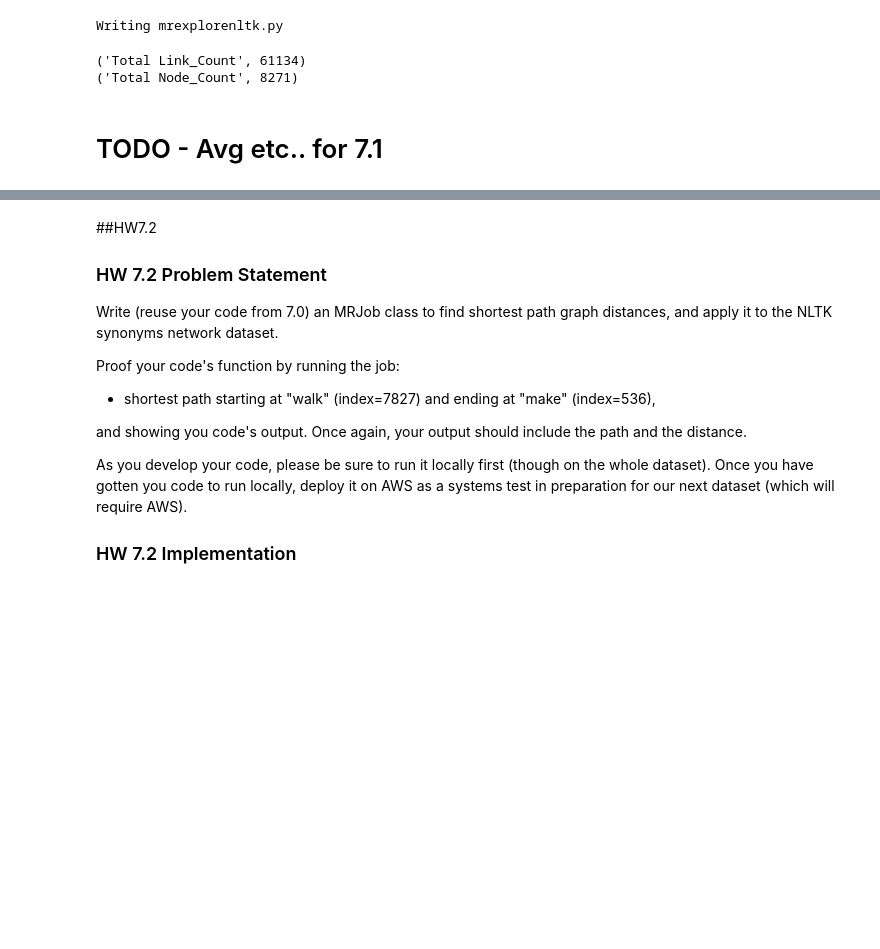
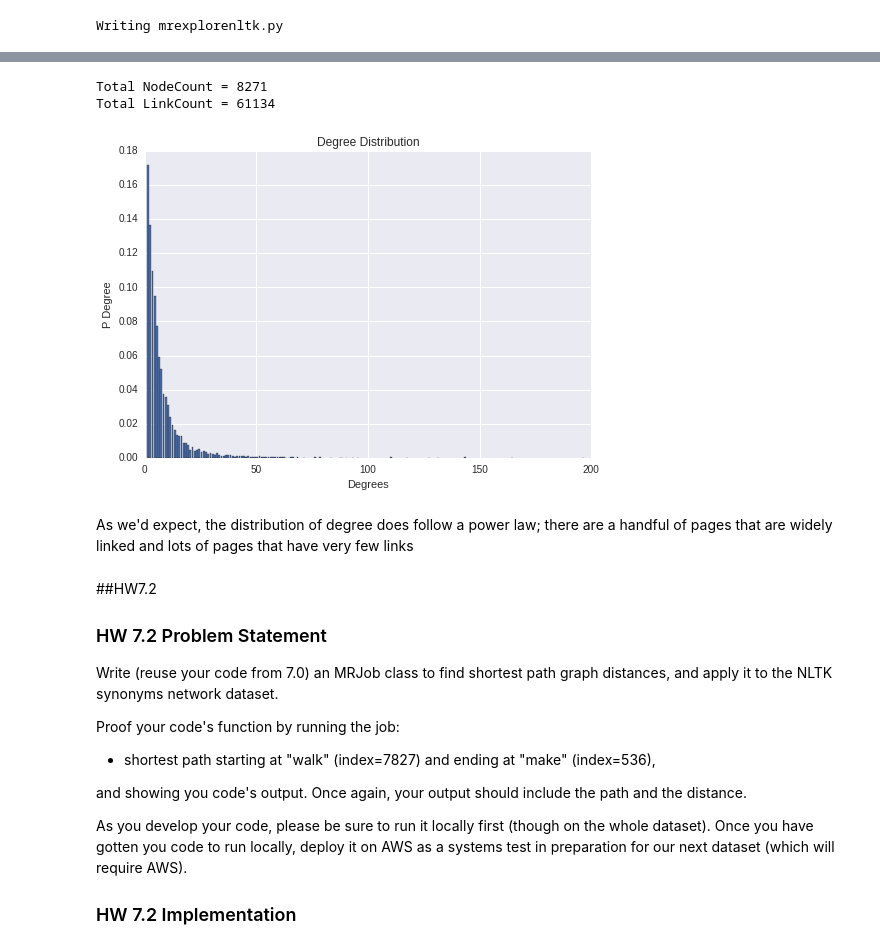
Before and after one commit to nickhamlin/mids_261_homework, a Jupyter notebook: HW7/MIDS-W261-2015-HWK-Week07-Hamlin-Thomas-Baek-Danish.ipynb, the cells around one changed output, grey strips where cells are left out. Saved outputs shown, nothing was run; the diff lists cells and outputs as text; code cells hidden in the pictures; blank space fills up the shorter version.

```diff
--- a/HW7/MIDS-W261-2015-HWK-Week07-Hamlin-Thomas-Baek-Danish.ipynb
+++ b/HW7/MIDS-W261-2015-HWK-Week07-Hamlin-Thomas-Baek-Danish.ipynb
@@ -481,21 +470,45 @@ if __name__ == '__main__':
     mrexplorenltk.run()
 # %% [output]
 Writing mrexplorenltk.py
-# %%
-%reload_ext autoreload
-%autoreload 2
-
-from mrexplorenltk import mrexplorenltk
-
-mr_job = mrexplorenltk(args=['synNet.txt','--no-strict-protocols'])
-with mr_job.make_runner() as runner:
-    runner.run()
-    count = 0
-    for line in runner.stream_output():
-            name,value =  mr_job.parse_output_line(line)
-            print mr_job.parse_output_line(line)
-# %% [output]
-('Total Link_Count', 61134)
-('Total Node_Count', 8271)
-# %% [markdown]
-# TODO - Avg etc.. for 7.1
+# %%
+%reload_ext autoreload
+%autoreload 2
+from __future__ import division
+from mrexplorenltk import mrexplorenltk
+import numpy as np
+import scipy
+import seaborn as sns
+import matplotlib.pyplot as plt
+import pandas as pd
+
+sns.set(color_codes=True)
+
+deg_dist = []
+nodecount = 0
+linkcount = 0
+mr_job = mrexplorenltk(args=['synNet.txt'])
+with mr_job.make_runner() as runner:
+    runner.run()
+    count = 0
+    for line in runner.stream_output():
+            item,count =  mr_job.parse_output_line(line)
+            #print mr_job.parse_output_line(line)
+            if item == -1:
+                nodecount = count
+            elif item == -2:
+                linkcount = count
+            else:
+                deg_dist.append([item, count/nodecount])
+
+print "Total NodeCount = {}".format(nodecount)
+print "Total LinkCount = {}".format(linkcount)
+deg = np.array(deg_dist)
+
+x = deg[:, 0]
+y = deg[:, 1]
+plt.bar(x,y)
+plt.xlabel('Degrees')
+plt.ylabel('P Degree')
+plt.title('Degree Distribution')
+plt.show()
+# %% [output]
@@ -502,3 +518,8 @@ with mr_job.make_runner() as runner:
+Total NodeCount = 8271
+Total LinkCount = 61134
+[figure, added]
+# %% [markdown]
+As we'd expect, the distribution of degree does follow a power law; there are a handful of pages that are widely linked and lots of pages that have very few links
 # %% [markdown]
 ##HW7.2
 
```
Also changed, not shown: parts of 14 cells of this notebook, 1 other file.
